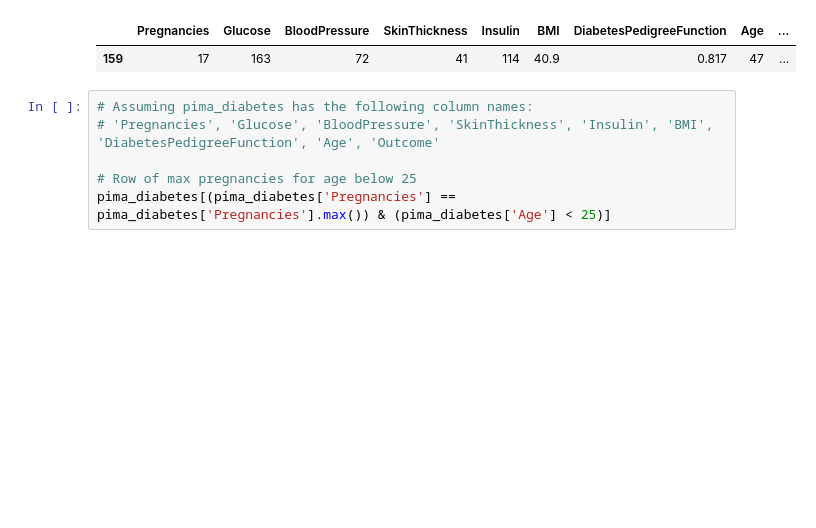
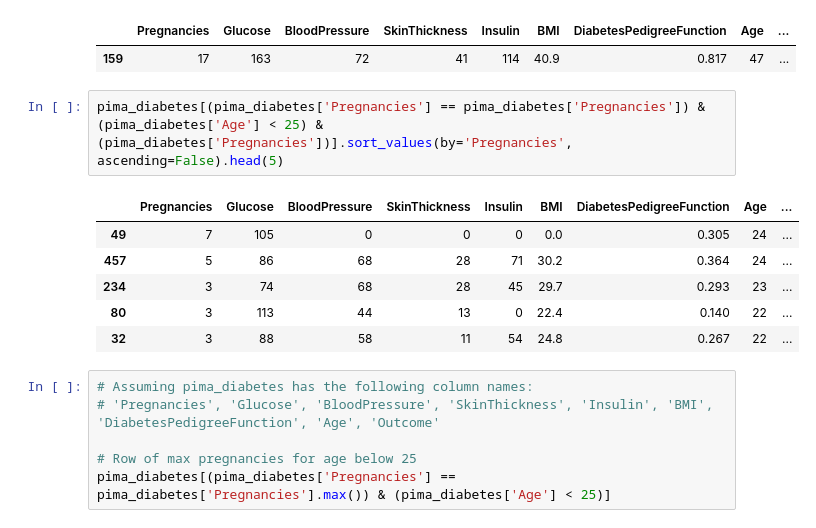
Before and after one commit to dsti-diabetes-detection-A24/Diabetes_Detection, a Jupyter notebook: main.ipynb, the cells around one changed output. Drawn from its saved outputs; the diff is of its cells as text; blank space fills up the shorter version.

```diff
--- a/main.ipynb
+++ b/main.ipynb
@@ -876,6 +876,15 @@ pima_diabetes[pima_diabetes['Pregnancies'] == 17]
 # %% [output]
 |  | Pregnancies | Glucose | BloodPressure | SkinThickness | Insulin | BMI | DiabetesPedigreeFunction | Age | ... |
 | 159 | 17 | 163 | 72 | 41 | 114 | 40.9 | 0.817 | 47 | ... |
+# %%
+pima_diabetes[(pima_diabetes['Pregnancies'] == pima_diabetes['Pregnancies']) & (pima_diabetes['Age'] < 25) & (pima_diabetes['Pregnancies'])].sort_values(by='Pregnancies', ascending=False).head(5)
+# %% [output]
+|  | Pregnancies | Glucose | BloodPressure | SkinThickness | Insulin | BMI | DiabetesPedigreeFunction | Age | ... |
+| 49 | 7 | 105 | 0 | 0 | 0 | 0.0 | 0.305 | 24 | ... |
+| 457 | 5 | 86 | 68 | 28 | 71 | 30.2 | 0.364 | 24 | ... |
+| 234 | 3 | 74 | 68 | 28 | 45 | 29.7 | 0.293 | 23 | ... |
+| 80 | 3 | 113 | 44 | 13 | 0 | 22.4 | 0.140 | 22 | ... |
+| 32 | 3 | 88 | 58 | 11 | 54 | 24.8 | 0.267 | 22 | ... |
 # %%
 # Assuming pima_diabetes has the following column names:
 # 'Pregnancies', 'Glucose', 'BloodPressure', 'SkinThickness', 'Insulin', 'BMI', 'DiabetesPedigreeFunction', 'Age', 'Outcome'
```
Also changed, not shown: 4 other files.
